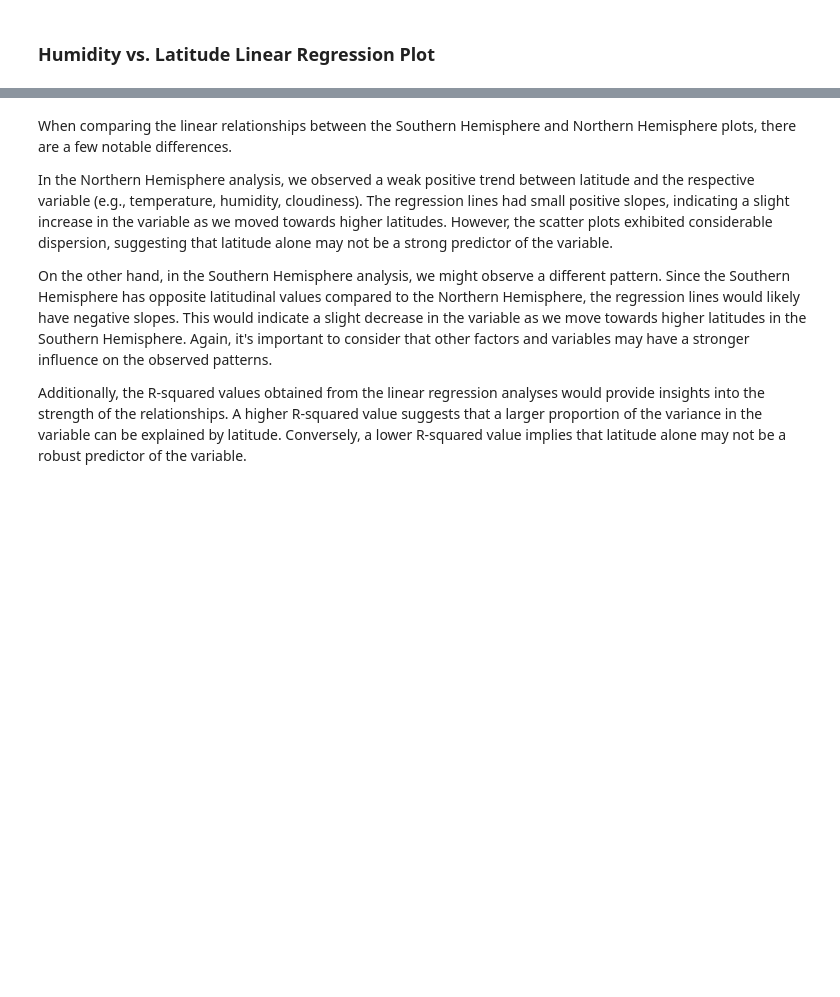
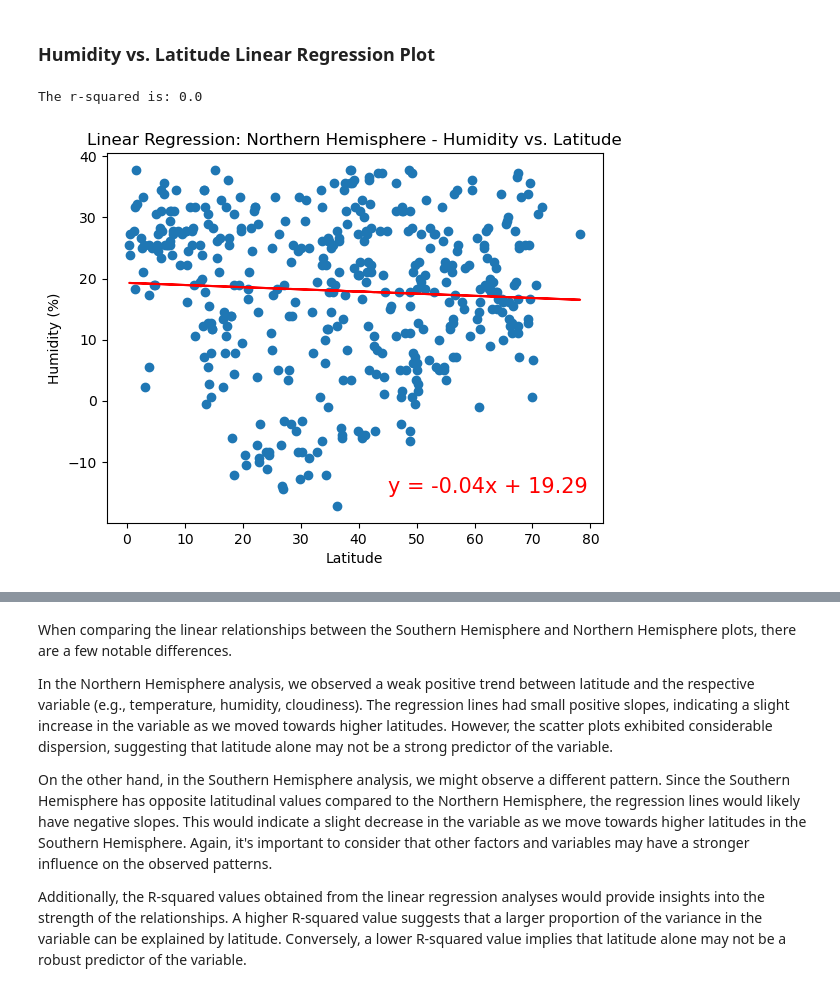
Before and after one commit to EthanM84/python-api-challenge, a Jupyter notebook: python-api-challenge/WeatherPy/WeatherPy.ipynb, the cells around one changed output, grey strips where cells are left out. Drawn from its saved outputs; the diff is of its cells as text; code cells hidden in the pictures; blank space fills up the shorter version.

```diff
--- a/python-api-challenge/WeatherPy/WeatherPy.ipynb
+++ b/python-api-challenge/WeatherPy/WeatherPy.ipynb
@@ -329,9 +407,13 @@ Therefore, while there is a weak positive trend between cloudiness and latitude
 # %%
 # Perform linear regression on Northern Hemisphere humidity vs latitude
 x_values = northern_hemi_df["Lat"]
 y_values = northern_hemi_df["Humidity"]
+
 plot_linear_regression(x_values, y_values, "Linear Regression: Northern Hemisphere - Humidity vs. Latitude",
-                       "Latitude", "Humidity (%)", (10, 40))
+                       "Latitude", "Humidity (%)", (45, -15))
+# %% [output]
+The r-squared is: 0.0
+[figure, added]
 # %%
 # Perform linear regression on Southern Hemisphere latitude vs humidity
 x_values = southern_hemi_df["Lat"]
```
Also changed, not shown: parts of 18 cells of this notebook, 6 other files.
